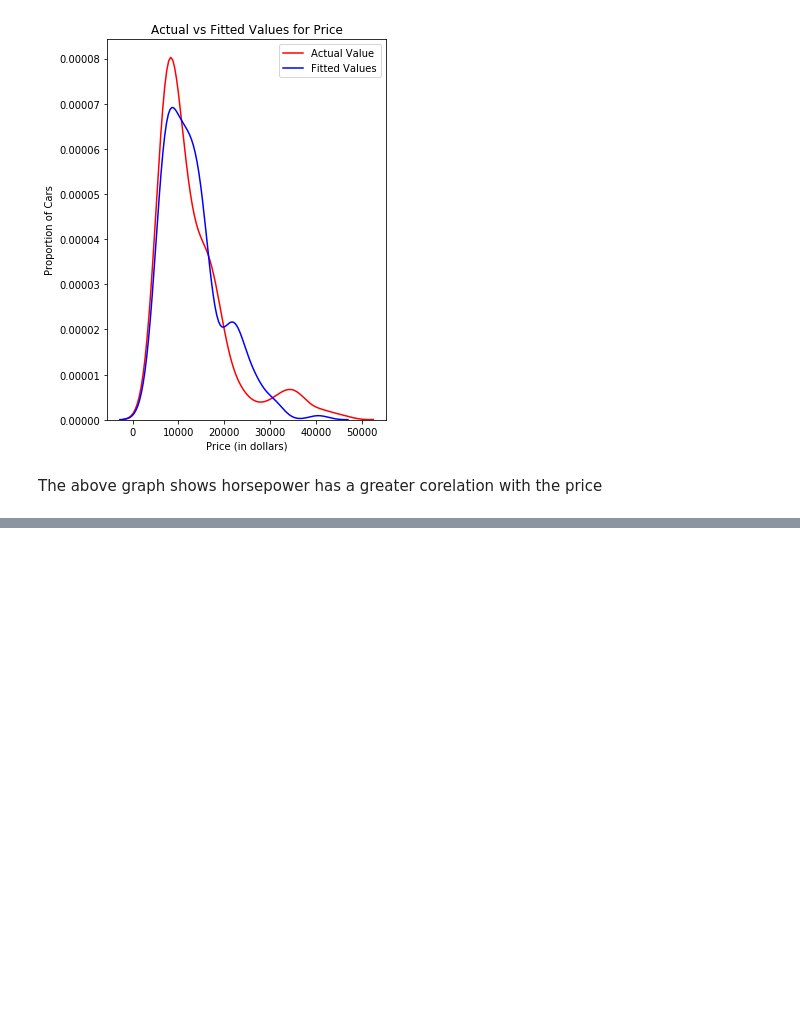
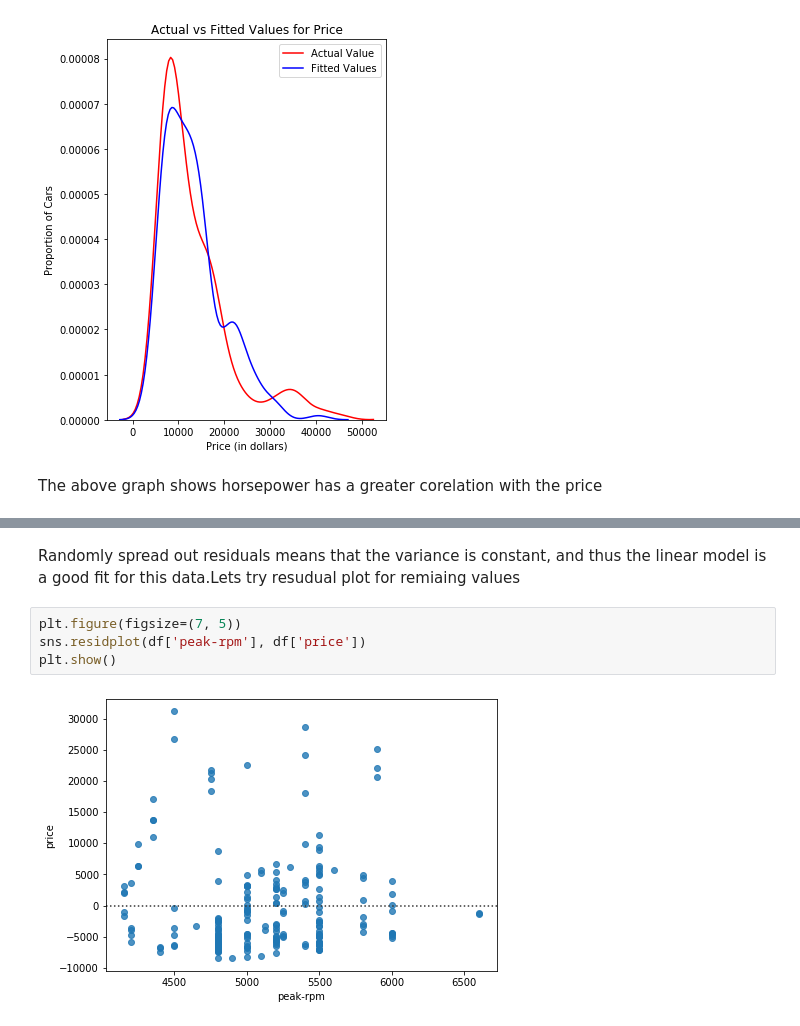
Before and after one commit to adityakumar529/Coursera_Capstone, a Jupyter notebook: Regression(Linear,multiple and Polynomial).ipynb, the cells around one changed output, grey strips where cells are left out. Saved outputs shown, nothing was run; the diff lists cells and outputs as text; blank space fills up the shorter version.

```diff
--- a/Regression(Linear,multiple and Polynomial).ipynb
+++ b/Regression(Linear,multiple and Polynomial).ipynb
@@ -228,0 +259,8 @@ The above graph shows horsepower has a greater corelation with the price
+# %% [markdown]
+Randomly spread out residuals means that the variance is constant, and thus the linear model is a good fit for this data.Lets try resudual plot for remiaing values
+# %%
+plt.figure(figsize=(7, 5))
+sns.residplot(df['peak-rpm'], df['price'])
+plt.show()
+# %% [output]
+[figure, added]
```
Also changed, not shown: parts of 26 cells of this notebook.
